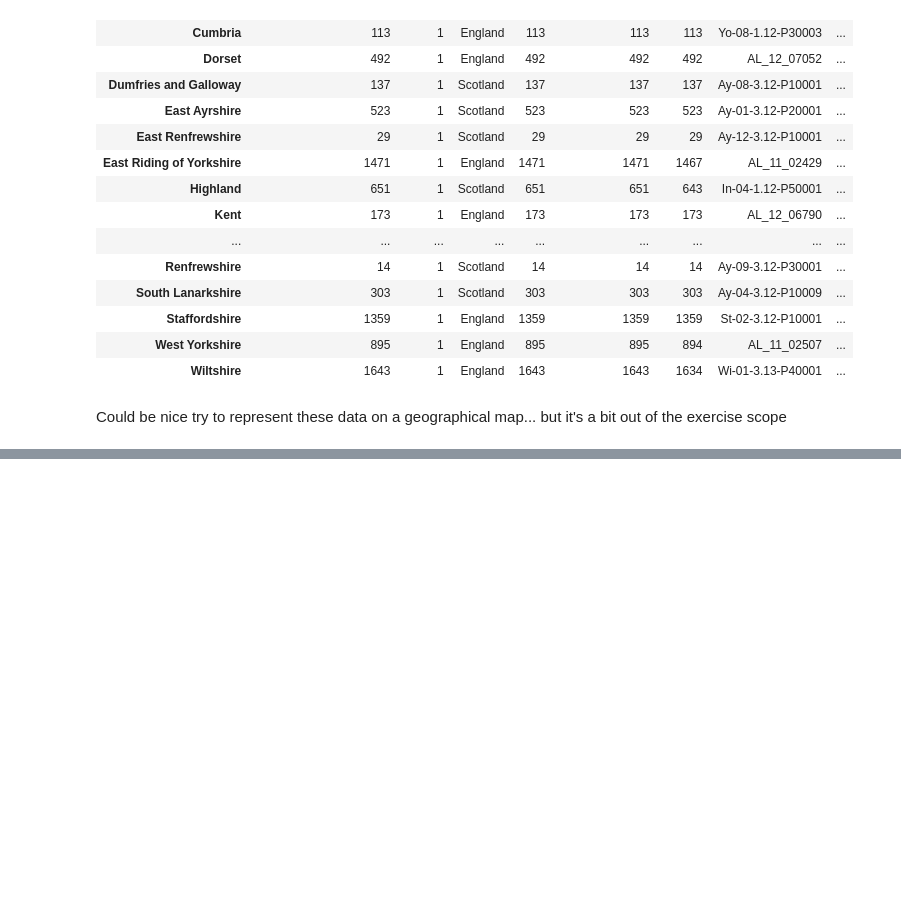
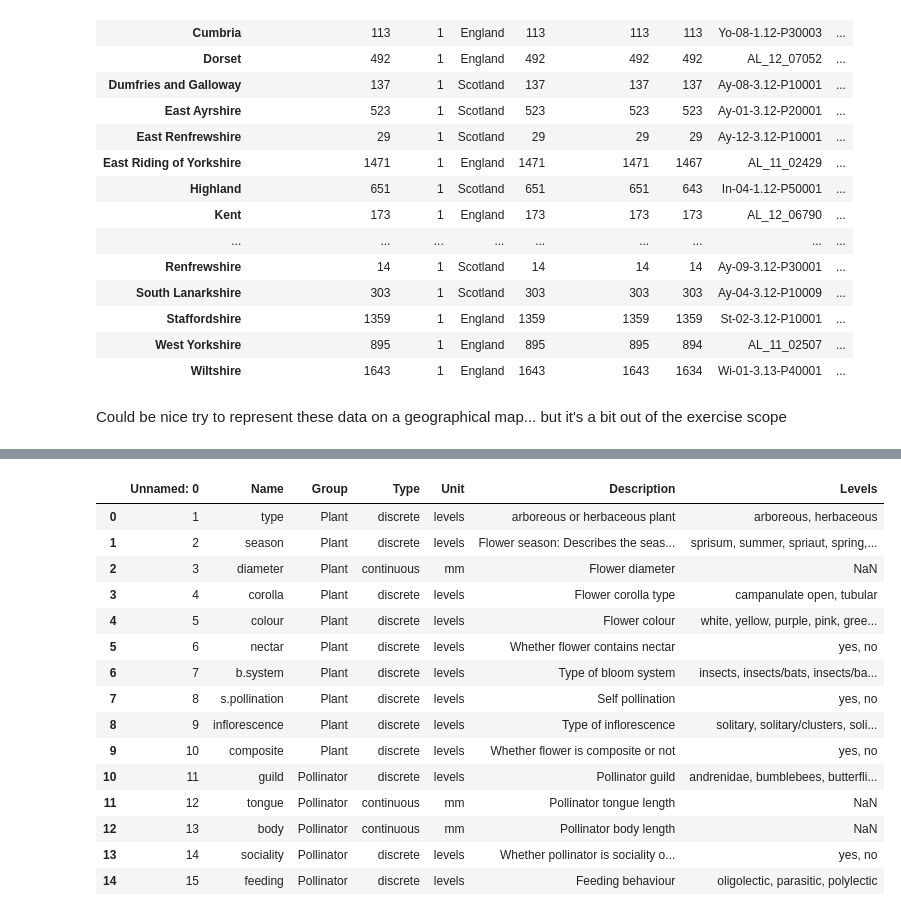
Before and after one commit to BeeNick/ML_Exercises, a Jupyter notebook: exercises-pollinators-datasets-exploration.ipynb, the cells around one changed output, grey strips where cells are left out. Drawn from its saved outputs; the diff is of its cells as text; code cells hidden in the pictures; blank space fills up the shorter version.

Commit message:
Started exploration of a new promising dataset (Global pollinator database - Boreux & Klein - Figshare Dataset)

```diff
--- a/exercises-pollinators-datasets-exploration.ipynb
+++ b/exercises-pollinators-datasets-exploration.ipynb
@@ -147,0 +155,16 @@ Could be nice try to represent these data on a geographical map... but it's a bi
+# %%
+# Dataset url
+GPD_F_dataset_url = 'https://figshare.com/ndownloader/files/18003863'
+
+# Desired directory
+GPD_F_dataset_directory = 'Datasets/Pollinators/Figshare/GlobalPollinatorDatabase'
+
+# Desired file name
+GPD_F_dataset_name = 'GlobalPollinatorDatabase.csv'
+
+
+# Description dataset url
+GPD_F_description_dataset_url = 'https://figshare.com/ndownloader/files/18003860'
+
+# Desired file name
+GPD_F_description_dataset_name = 'GlobalPollinatorDatabaseDescription.csv'
@@ -147,0 +207,2 @@ Could be nice try to represent these data on a geographical map... but it's a bi
+# %%
+GPD_dataset_description = pd.read_csv(GPD_F_dataset_directory+GPD_F_description_dataset_name, encoding='Windows-1252')
@@ -147,0 +244,19 @@ Could be nice try to represent these data on a geographical map... but it's a bi
+# %%
+GPD_dataset_description
+# %% [output]
+|  | Unnamed: 0 | Name | Group | Type | Unit | Description | Levels |
+| 0 | 1 | type | Plant | discrete | levels | arboreous or herbaceous plant | arboreous, herbaceous |
+| 1 | 2 | season | Plant | discrete | levels | Flower season: Describes the seas... | sprisum, summer, spriaut, spring,... |
+| 2 | 3 | diameter | Plant | continuous | mm | Flower diameter | NaN |
+| 3 | 4 | corolla | Plant | discrete | levels | Flower corolla type | campanulate open, tubular |
+| 4 | 5 | colour | Plant | discrete | levels | Flower colour | white, yellow, purple, pink, gree... |
+| 5 | 6 | nectar | Plant | discrete | levels | Whether flower contains nectar | yes, no |
+| 6 | 7 | b.system | Plant | discrete | levels | Type of bloom system | insects, insects/bats, insects/ba... |
+| 7 | 8 | s.pollination | Plant | discrete | levels | Self pollination | yes, no |
+| 8 | 9 | inflorescence | Plant | discrete | levels | Type of inflorescence | solitary, solitary/clusters, soli... |
+| 9 | 10 | composite | Plant | discrete | levels | Whether flower is composite or not | yes, no |
+| 10 | 11 | guild | Pollinator | discrete | levels | Pollinator guild | andrenidae, bumblebees, butterfli... |
+| 11 | 12 | tongue | Pollinator | continuous | mm | Pollinator tongue length | NaN |
+| 12 | 13 | body | Pollinator | continuous | mm | Pollinator body length | NaN |
+| 13 | 14 | sociality | Pollinator | discrete | levels | Whether pollinator is sociality o... | yes, no |
+| 14 | 15 | feeding | Pollinator | discrete | levels | Feeding behaviour | oligolectic, parasitic, polylectic |
```
Also changed, not shown: parts of 17 cells of this notebook, 1 other file.
